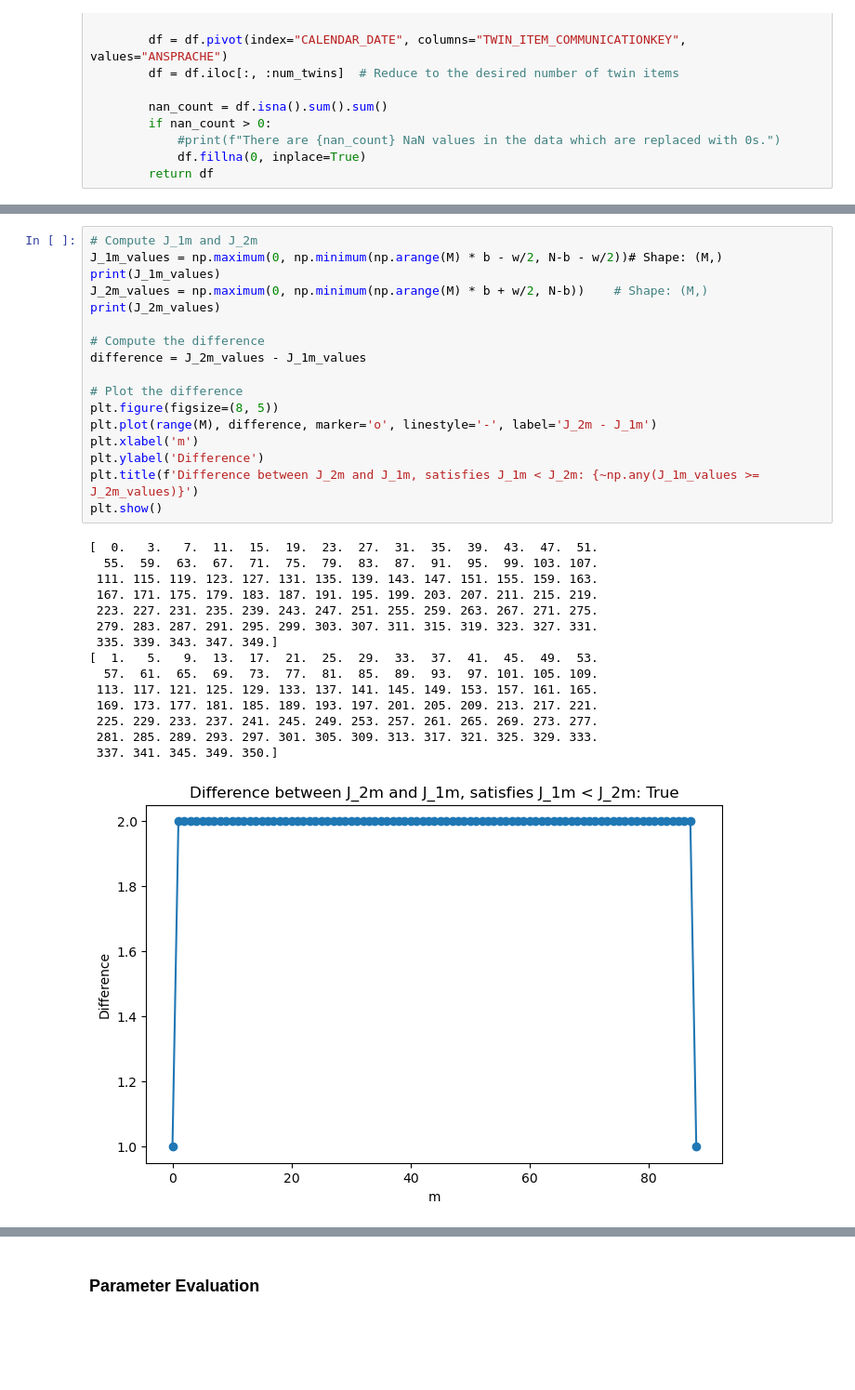
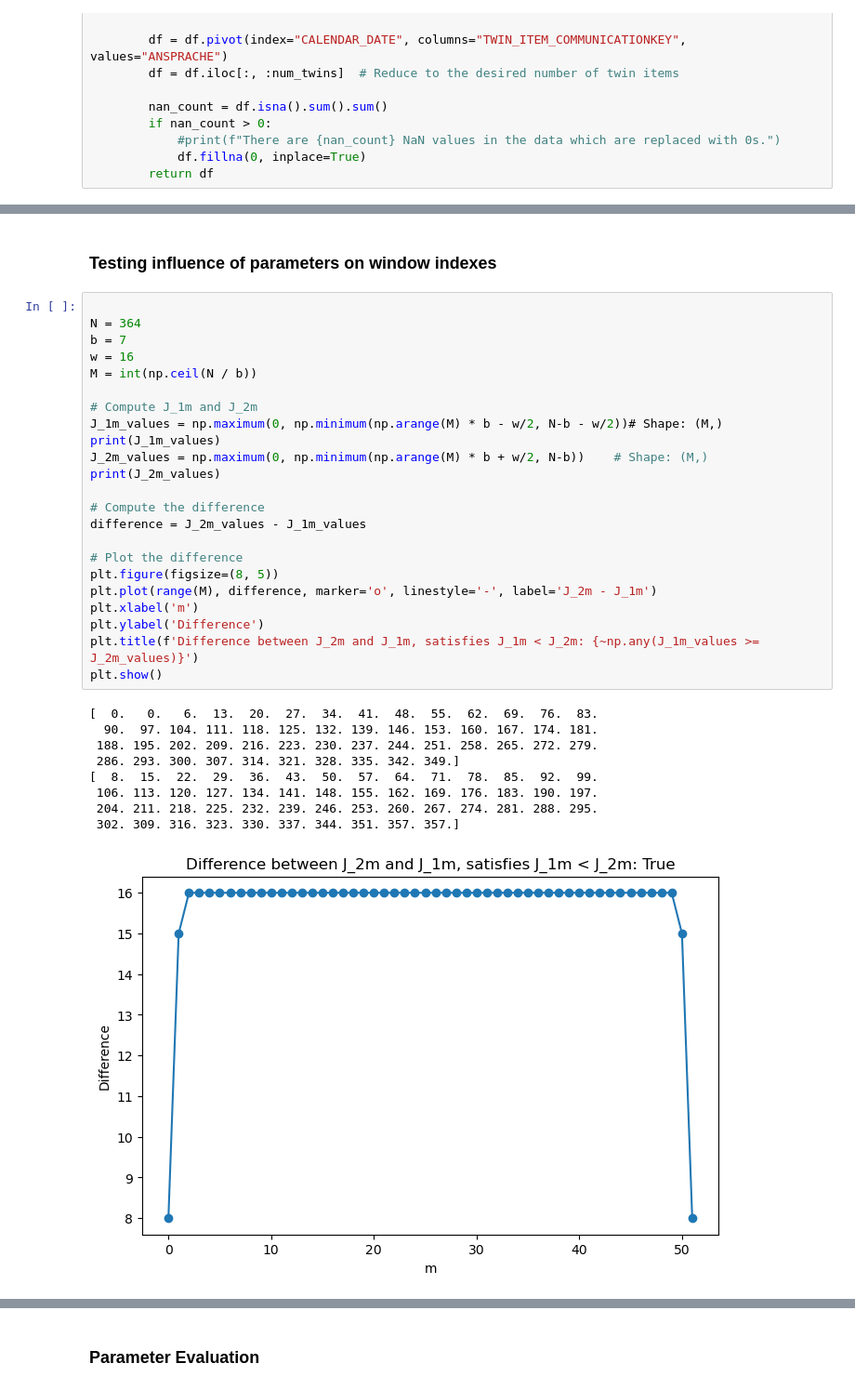
Before and after one commit to chrisnhr/Diplom, a Jupyter notebook: bootstrapping.ipynb, the cells around one changed output, grey strips where cells are left out. Shown: that part at 93% size. Drawn from its saved outputs; the diff is of its cells as text; blank space fills up the shorter version.

```diff
--- a/bootstrapping.ipynb
+++ b/bootstrapping.ipynb
@@ -105,33 +139,35 @@ print(np.minimum(np.arange(M) * b + 0.5*w, N - b + 1))
+# %% [markdown]
+### Testing influence of parameters on window indexes
 # %%
+
+N = 364
+b = 7
+w = 16
+M = int(np.ceil(N / b))
+
 # Compute J_1m and J_2m
 J_1m_values = np.maximum(0, np.minimum(np.arange(M) * b - w/2, N-b - w/2))# Shape: (M,)
 print(J_1m_values)
 J_2m_values = np.maximum(0, np.minimum(np.arange(M) * b + w/2, N-b))    # Shape: (M,)
 print(J_2m_values)
 
 # Compute the difference
 difference = J_2m_values - J_1m_values
 
 # Plot the difference
 plt.figure(figsize=(8, 5))
 plt.plot(range(M), difference, marker='o', linestyle='-', label='J_2m - J_1m')
 plt.xlabel('m')
 plt.ylabel('Difference')
 plt.title(f'Difference between J_2m and J_1m, satisfies J_1m < J_2m: {~np.any(J_1m_values >= J_2m_values)}')
 plt.show()
 # %% [output]
-[  0.   3.   7.  11.  15.  19.  23.  27.  31.  35.  39.  43.  47.  51.
-  55.  59.  63.  67.  71.  75.  79.  83.  87.  91.  95.  99. 103. 107.
- 111. 115. 119. 123. 127. 131. 135. 139. 143. 147. 151. 155. 159. 163.
- 167. 171. 175. 179. 183. 187. 191. 195. 199. 203. 207. 211. 215. 219.
- 223. 227. 231. 235. 239. 243. 247. 251. 255. 259. 263. 267. 271. 275.
- 279. 283. 287. 291. 295. 299. 303. 307. 311. 315. 319. 323. 327. 331.
- 335. 339. 343. 347. 349.]
-[  1.   5.   9.  13.  17.  21.  25.  29.  33.  37.  41.  45.  49.  53.
-  57.  61.  65.  69.  73.  77.  81.  85.  89.  93.  97. 101. 105. 109.
- 113. 117. 121. 125. 129. 133. 137. 141. 145. 149. 153. 157. 161. 165.
- 169. 173. 177. 181. 185. 189. 193. 197. 201. 205. 209. 213. 217. 221.
- 225. 229. 233. 237. 241. 245. 249. 253. 257. 261. 265. 269. 273. 277.
- 281. 285. 289. 293. 297. 301. 305. 309. 313. 317. 321. 325. 329. 333.
- 337. 341. 345. 349. 350.]
+[  0.   0.   6.  13.  20.  27.  34.  41.  48.  55.  62.  69.  76.  83.
+  90.  97. 104. 111. 118. 125. 132. 139. 146. 153. 160. 167. 174. 181.
+ 188. 195. 202. 209. 216. 223. 230. 237. 244. 251. 258. 265. 272. 279.
+ 286. 293. 300. 307. 314. 321. 328. 335. 342. 349.]
+[  8.  15.  22.  29.  36.  43.  50.  57.  64.  71.  78.  85.  92.  99.
+ 106. 113. 120. 127. 134. 141. 148. 155. 162. 169. 176. 183. 190. 197.
+ 204. 211. 218. 225. 232. 239. 246. 253. 260. 267. 274. 281. 288. 295.
+ 302. 309. 316. 323. 330. 337. 344. 351. 357. 357.]
-[figure, old version]
+[figure, new version]
```
Also changed, not shown: parts of 21 cells of this notebook.
